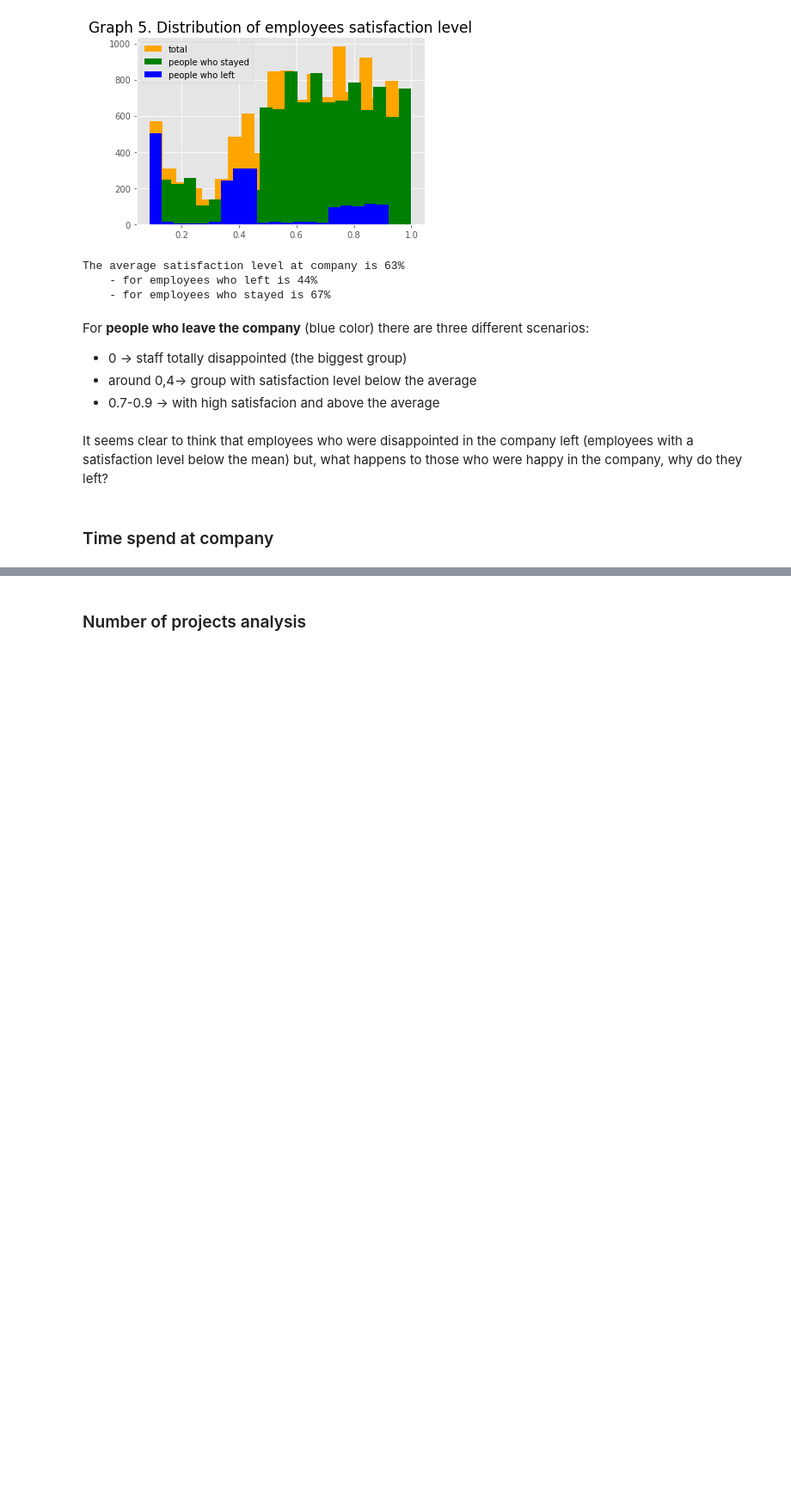
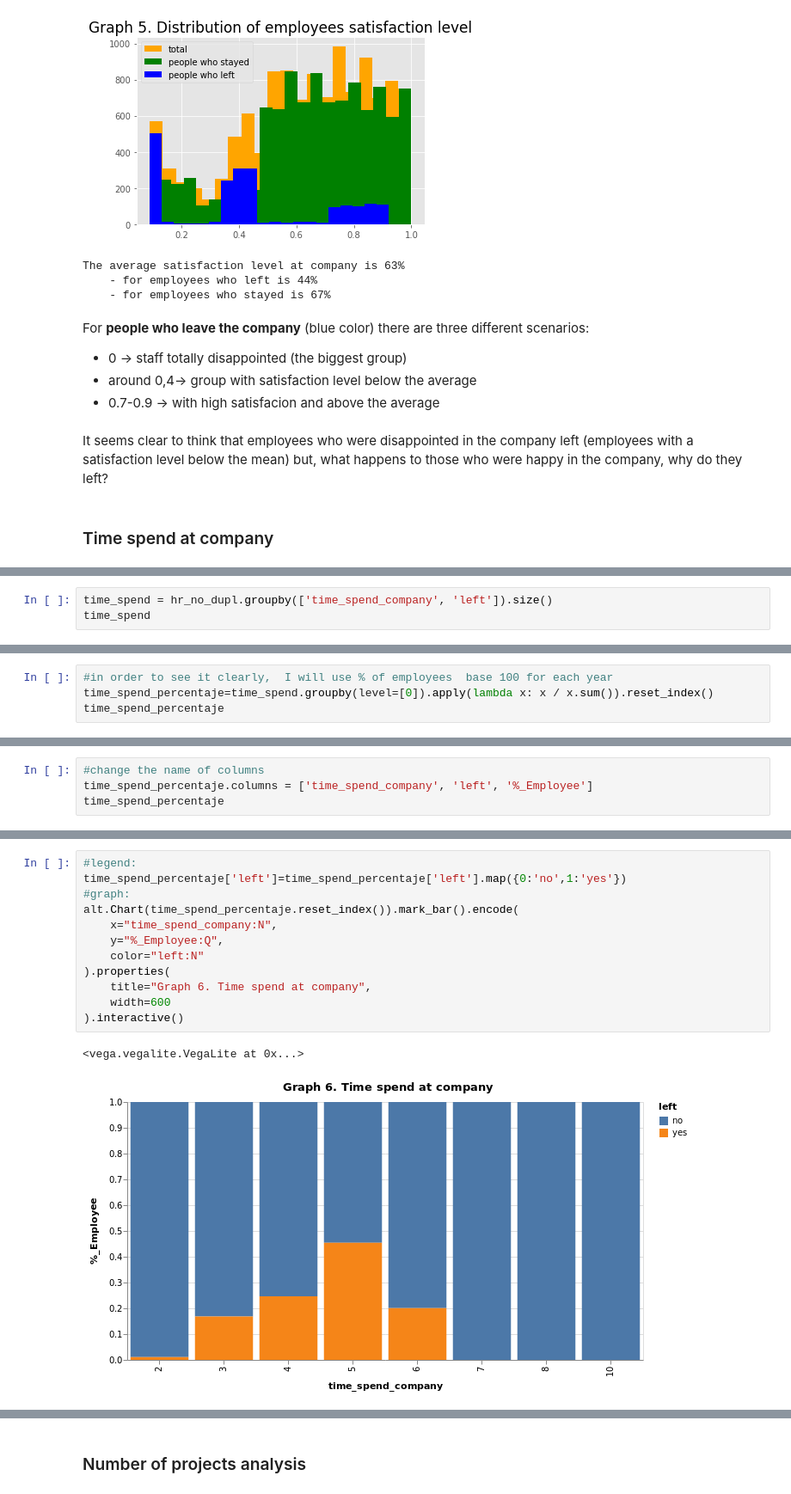
Before and after one commit to MariaGamero/TFM-ReasonsforEmployeeTurnover, a Jupyter notebook: 0.DataScrubbing.ipynb, the cells around one changed output, grey strips where cells are left out. Shown at 86% size. Cells and saved outputs as stored; diff of their text form; blank space fills up the shorter version.

```diff
--- a/0.DataScrubbing.ipynb
+++ b/0.DataScrubbing.ipynb
@@ -422,0 +412,3 @@ plt.show()
+# %%
+time_spend = hr_no_dupl.groupby(['time_spend_company', 'left']).size()
+time_spend
@@ -422,0 +431,4 @@ plt.show()
+# %%
+#in order to see it clearly,  I will use % of employees  base 100 for each year
+time_spend_percentaje=time_spend.groupby(level=[0]).apply(lambda x: x / x.sum()).reset_index()
+time_spend_percentaje
@@ -422,0 +450,4 @@ plt.show()
+# %%
+#change the name of columns
+time_spend_percentaje.columns = ['time_spend_company', 'left', '%_Employee']
+time_spend_percentaje
@@ -423,3 +469,18 @@ plt.show()
+# %%
+#legend:
+time_spend_percentaje['left']=time_spend_percentaje['left'].map({0:'no',1:'yes'})
+#graph:
+alt.Chart(time_spend_percentaje.reset_index()).mark_bar().encode(
+    x="time_spend_company:N",
+    y="%_Employee:Q",
+    color="left:N"
+).properties(
+    title="Graph 6. Time spend at company",
+    width=600
+).interactive()
+# %% [output]
+<vega.vegalite.VegaLite at 0x...>
+[figure, added]
 # %% [markdown]
 It is remarkable that:
 
```
Also changed, not shown: parts of 21 cells of this notebook.
